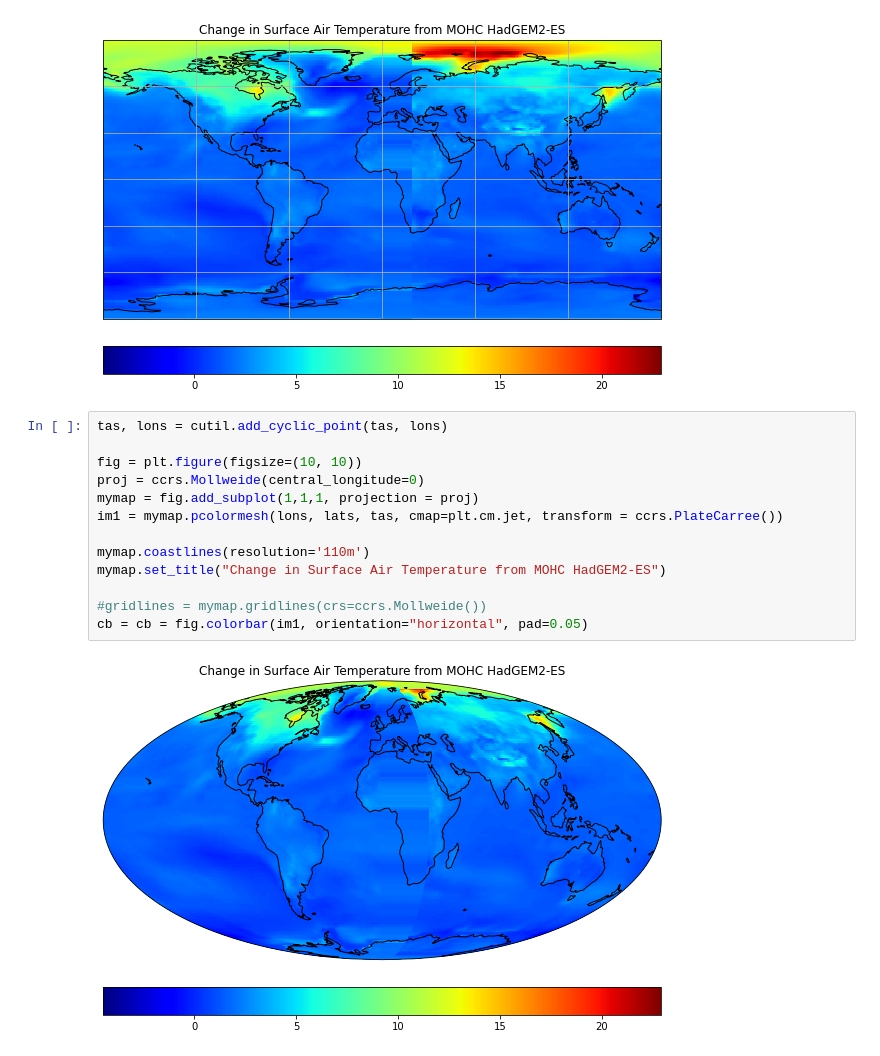
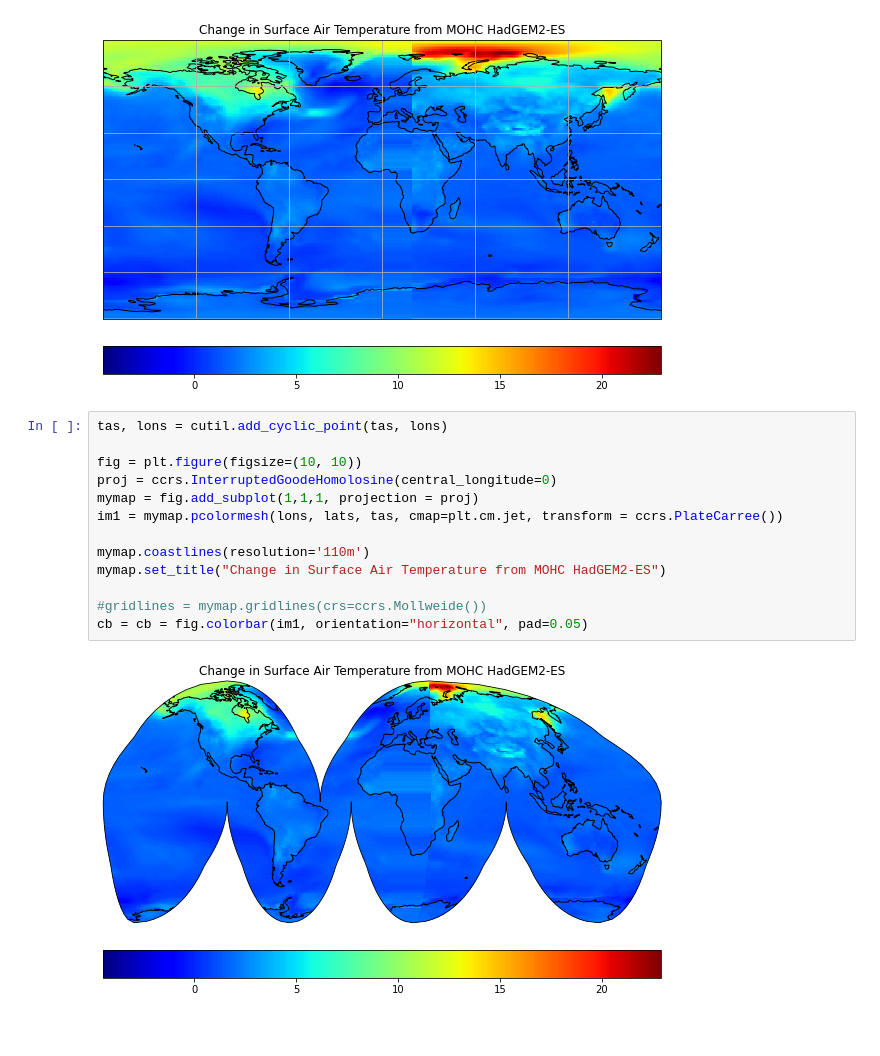
Before and after one commit to leaprev/my-isc-work, a Jupyter notebook: python-data/notebooks/ex02_matplotlib.ipynb, the cells around one changed output. Drawn from its saved outputs; the diff is of its cells as text; blank space fills up the shorter version.

```diff
--- a/python-data/notebooks/ex02_matplotlib.ipynb
+++ b/python-data/notebooks/ex02_matplotlib.ipynb
@@ -262,15 +262,15 @@ cb = cb = fig.colorbar(im1, orientation="horizontal", pad=0.05)
 # %%
 tas, lons = cutil.add_cyclic_point(tas, lons)
 
 fig = plt.figure(figsize=(10, 10))
-proj = ccrs.Mollweide(central_longitude=0)
+proj = ccrs.InterruptedGoodeHomolosine(central_longitude=0)
 mymap = fig.add_subplot(1,1,1, projection = proj)
 im1 = mymap.pcolormesh(lons, lats, tas, cmap=plt.cm.jet, transform = ccrs.PlateCarree())
 
 mymap.coastlines(resolution='110m')
 mymap.set_title("Change in Surface Air Temperature from MOHC HadGEM2-ES")
 
 #gridlines = mymap.gridlines(crs=ccrs.Mollweide())
 cb = cb = fig.colorbar(im1, orientation="horizontal", pad=0.05)
 # %% [output]
-[figure, old version]
+[figure, new version]
```
